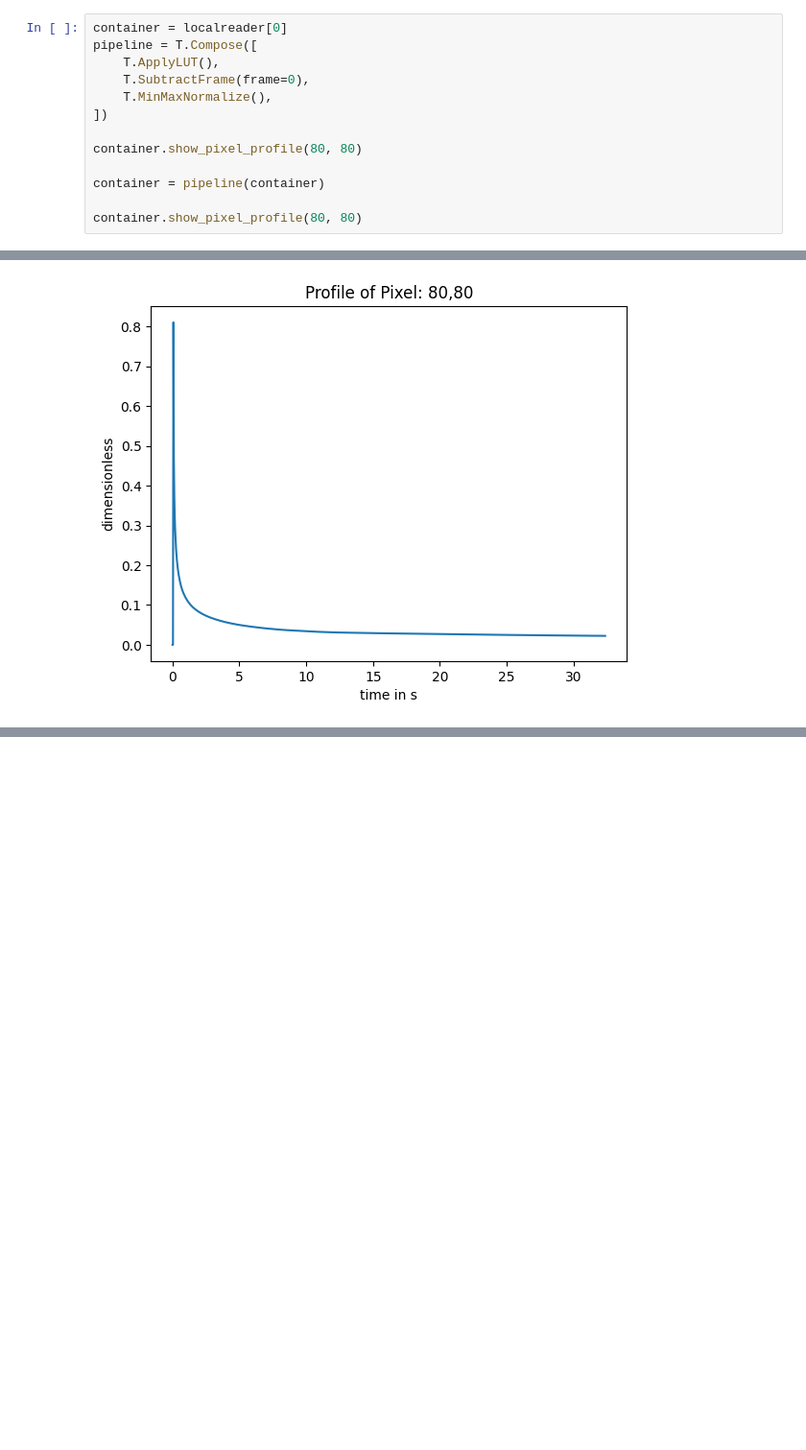
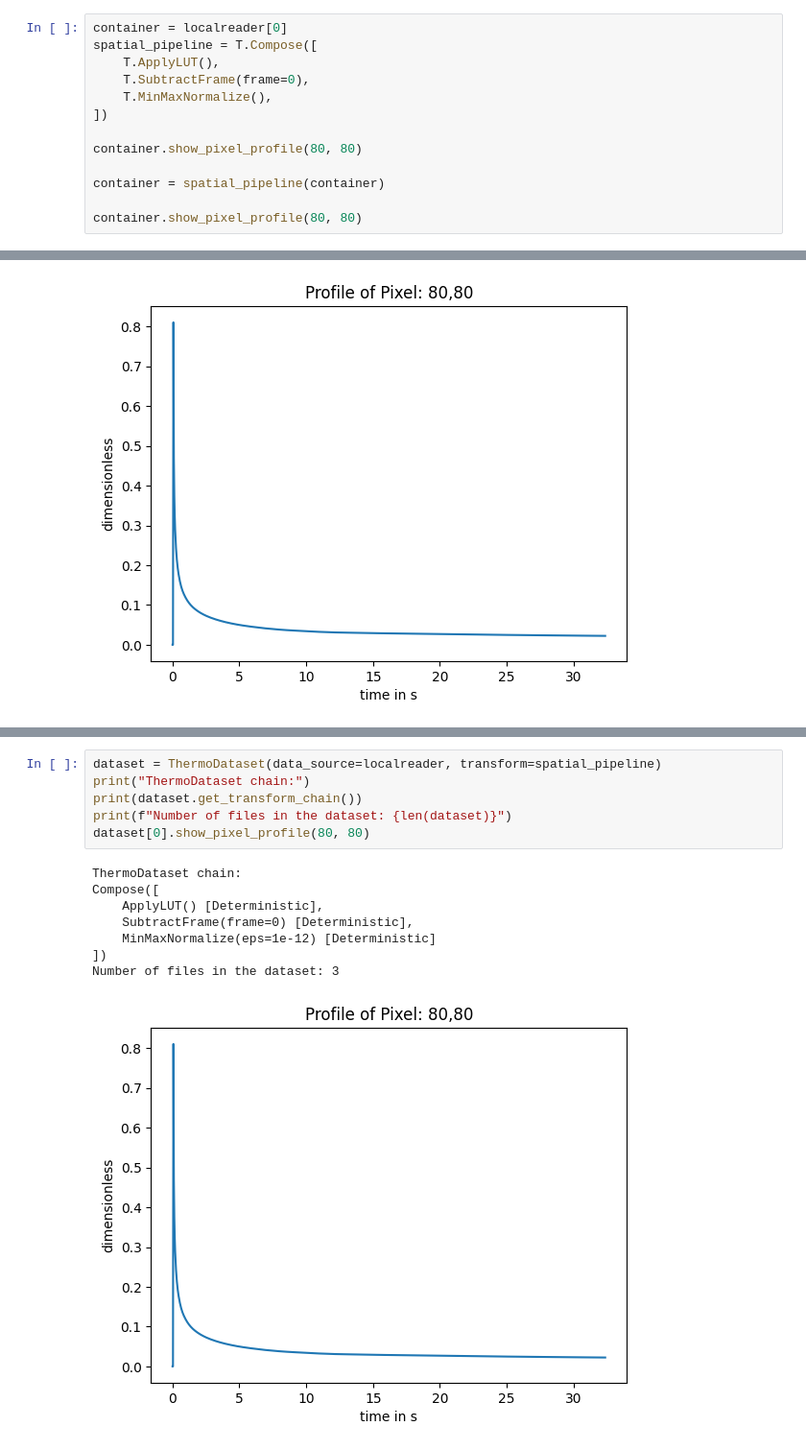
Before and after one commit to voidsy-gmbh/pyThermoNDT, a Jupyter notebook: examples/example3_transforming_data.ipynb, the cells around one changed output, grey strips where cells are left out. Shown at 96% size. Cells and saved outputs as stored; diff of their text form; blank space fills up the shorter version.

```diff
--- a/examples/example3_transforming_data.ipynb
+++ b/examples/example3_transforming_data.ipynb
@@ -34,6 +53,6 @@ Composing multiple transformations into a single transformation is also possible
 # %%
 container = localreader[0]
-pipeline = T.Compose([
+spatial_pipeline = T.Compose([
     T.ApplyLUT(),
     T.SubtractFrame(frame=0),
     T.MinMaxNormalize(),
@@ -41,7 +60,7 @@ pipeline = T.Compose([
 
 container.show_pixel_profile(80, 80)
 
-container = pipeline(container)
+container = spatial_pipeline(container)
 
 container.show_pixel_profile(80, 80)
 # %% [output]
@@ -58,0 +139,15 @@ The dataset now behaves like a single reader and can be used in the same way as
+# %%
+dataset = ThermoDataset(data_source=localreader, transform=spatial_pipeline)
+print("ThermoDataset chain:")
+print(dataset.get_transform_chain())
+print(f"Number of files in the dataset: {len(dataset)}")
+dataset[0].show_pixel_profile(80, 80)
+# %% [output]
+ThermoDataset chain:
+Compose([
+    ApplyLUT() [Deterministic],
+    SubtractFrame(frame=0) [Deterministic],
+    MinMaxNormalize(eps=1e-12) [Deterministic]
+])
+Number of files in the dataset: 3
+[figure, added]
```
Also changed, not shown: parts of 22 cells of this notebook, 2 other files.
